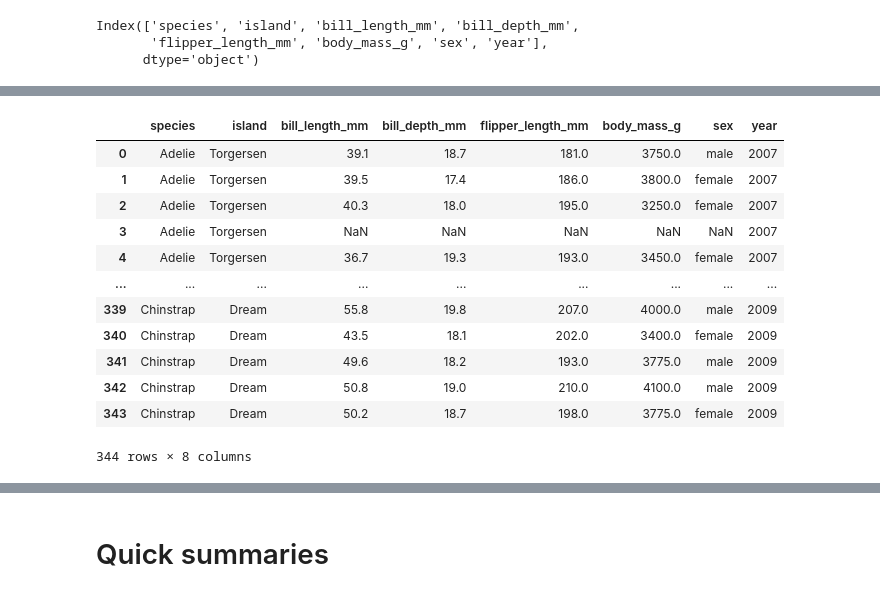
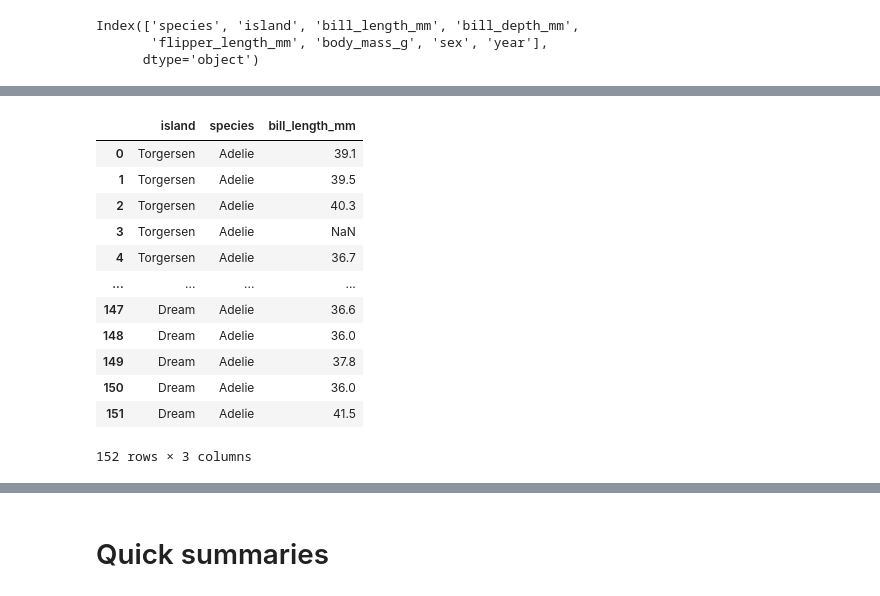
Before and after one commit to aminem0/pywork, a Jupyter notebook: notebooks/jupy03-pandas.ipynb, the cells around one changed output, grey strips where cells are left out. Drawn from its saved outputs; the diff is of its cells as text; code cells hidden in the pictures.

```diff
--- a/notebooks/jupy03-pandas.ipynb
+++ b/notebooks/jupy03-pandas.ipynb
@@ -454,17 +314,17 @@ Name: species, Length: 344, dtype: object
 # %%
-# Again the most general form use the .loc attribute, as:
-palmer.loc[:, :]
+# Groups of columns are given as a list
+palmer.loc[palmer["species"] == "Adelie", ["island", "species", "bill_length_mm"]]
 # %% [output]
-|  | species | island | bill_length_mm | bill_depth_mm | flipper_length_mm | body_mass_g | sex | year |
-| 0 | Adelie | Torgersen | 39.1 | 18.7 | 181.0 | 3750.0 | male | 2007 |
-| 1 | Adelie | Torgersen | 39.5 | 17.4 | 186.0 | 3800.0 | female | 2007 |
-| 2 | Adelie | Torgersen | 40.3 | 18.0 | 195.0 | 3250.0 | female | 2007 |
-| 3 | Adelie | Torgersen | NaN | NaN | NaN | NaN | NaN | 2007 |
-| 4 | Adelie | Torgersen | 36.7 | 19.3 | 193.0 | 3450.0 | female | 2007 |
-| ... | ... | ... | ... | ... | ... | ... | ... | ... |
-| 339 | Chinstrap | Dream | 55.8 | 19.8 | 207.0 | 4000.0 | male | 2009 |
-| 340 | Chinstrap | Dream | 43.5 | 18.1 | 202.0 | 3400.0 | female | 2009 |
-| 341 | Chinstrap | Dream | 49.6 | 18.2 | 193.0 | 3775.0 | male | 2009 |
-| 342 | Chinstrap | Dream | 50.8 | 19.0 | 210.0 | 4100.0 | male | 2009 |
-| 343 | Chinstrap | Dream | 50.2 | 18.7 | 198.0 | 3775.0 | female | 2009 |
+|  | island | species | bill_length_mm |
+| 0 | Torgersen | Adelie | 39.1 |
+| 1 | Torgersen | Adelie | 39.5 |
+| 2 | Torgersen | Adelie | 40.3 |
+| 3 | Torgersen | Adelie | NaN |
+| 4 | Torgersen | Adelie | 36.7 |
+| ... | ... | ... | ... |
+| 147 | Dream | Adelie | 36.6 |
+| 148 | Dream | Adelie | 36.0 |
+| 149 | Dream | Adelie | 37.8 |
+| 150 | Dream | Adelie | 36.0 |
+| 151 | Dream | Adelie | 41.5 |
-344 rows × 8 columns
+152 rows × 3 columns
```
Also changed, not shown: parts of 22 cells of this notebook, 8 other files.
